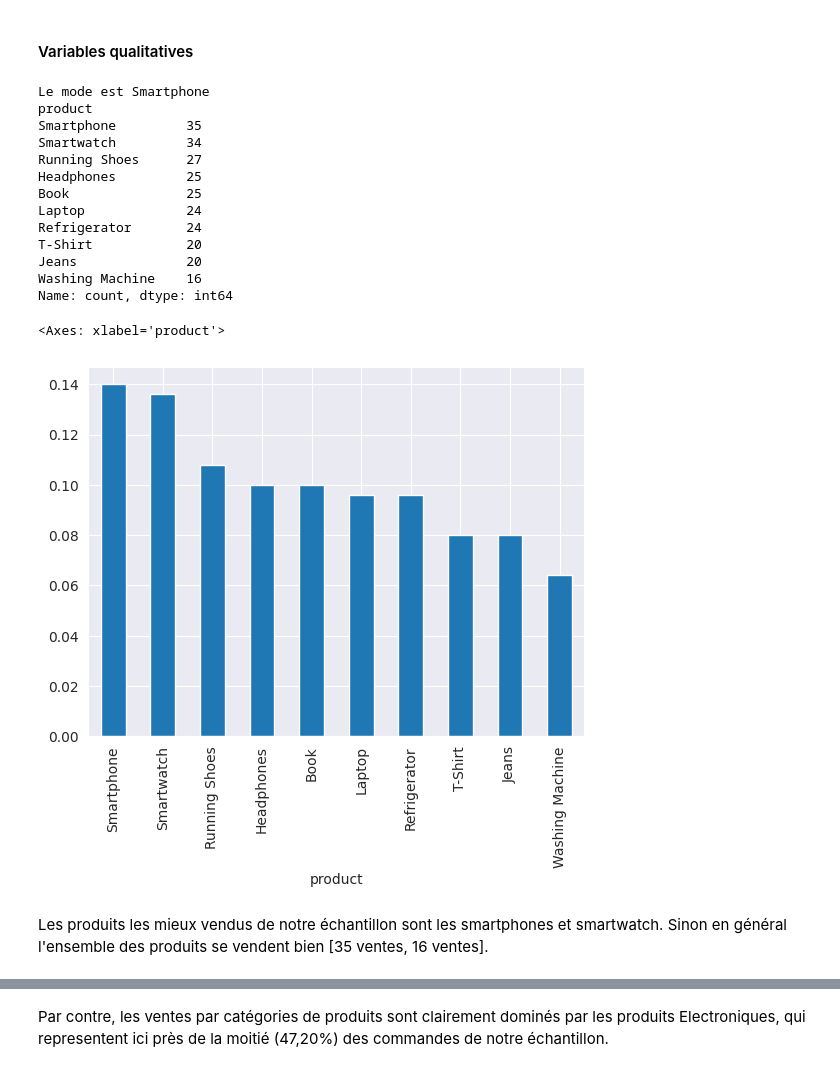
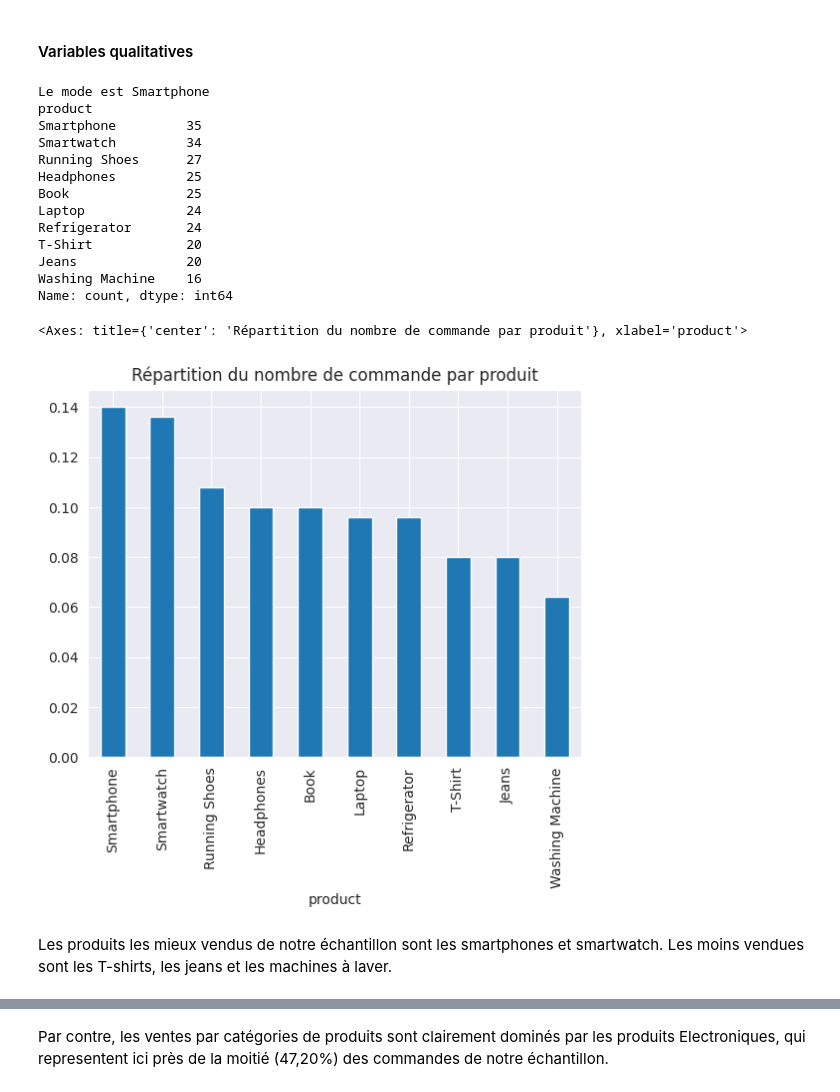
Before and after one commit to chanwinharold/Amazon_Sales, a Jupyter notebook: notebooks/02_exploratory_analysis.ipynb, the cells around one changed output, grey strips where cells are left out. Drawn from its saved outputs; the diff is of its cells as text; code cells hidden in the pictures.

```diff
--- a/notebooks/02_exploratory_analysis.ipynb
+++ b/notebooks/02_exploratory_analysis.ipynb
@@ -24,26 +23,27 @@ data.head()
 # %%
 # variable product
 print("Le mode est", data['product'].mode()[0])
 print(data['product'].value_counts())
+plt.title("Répartition du nombre de commande par produit")
 data['product'].value_counts(normalize=True).plot(kind='bar')
 # %% [output]
 Le mode est Smartphone
 product
 Smartphone         35
 Smartwatch         34
 Running Shoes      27
 Headphones         25
 Book               25
 Laptop             24
 Refrigerator       24
 T-Shirt            20
 Jeans              20
 Washing Machine    16
 Name: count, dtype: int64
-<Axes: xlabel='product'>
+<Axes: title={'center': 'Répartition du nombre de commande par produit'}, xlabel='product'>
-[figure, old version]
+[figure, new version]
 # %% [markdown]
-Les produits les mieux vendus de notre échantillon sont les smartphones et smartwatch. Sinon en général l'ensemble des produits se vendent bien [35 ventes, 16 ventes].
+Les produits les mieux vendus de notre échantillon sont les smartphones et smartwatch. Les moins vendues sont les T-shirts, les jeans et les machines à laver.
 # %%
 # variable category
 print("Le mode est", data['category'].mode()[0])
```
Also changed, not shown: parts of 13 cells of this notebook.
